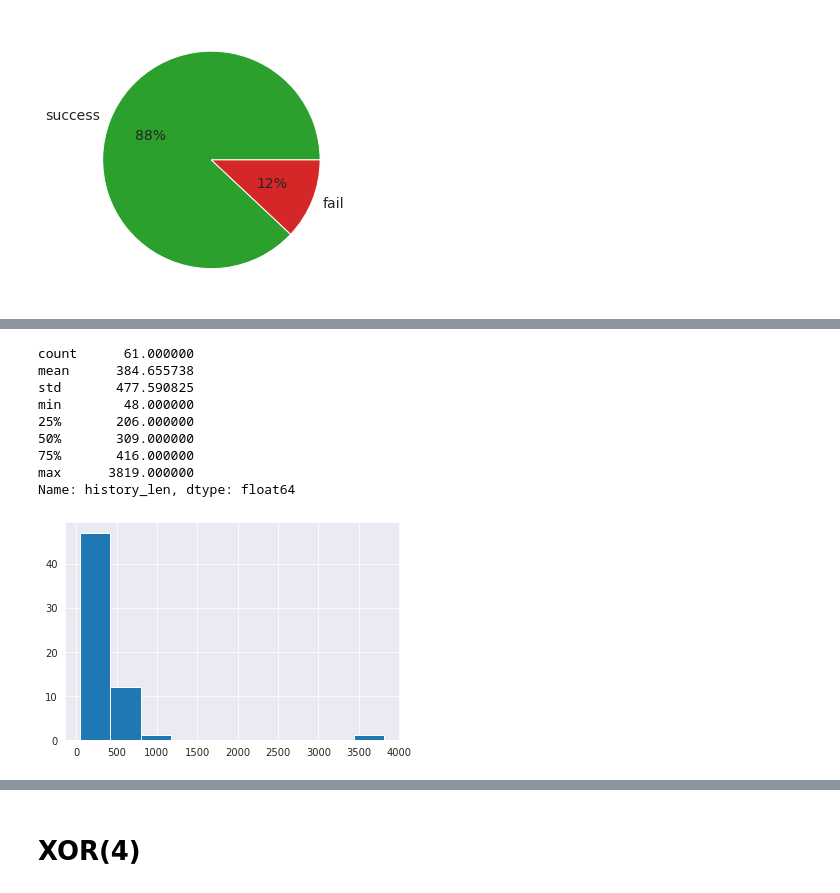
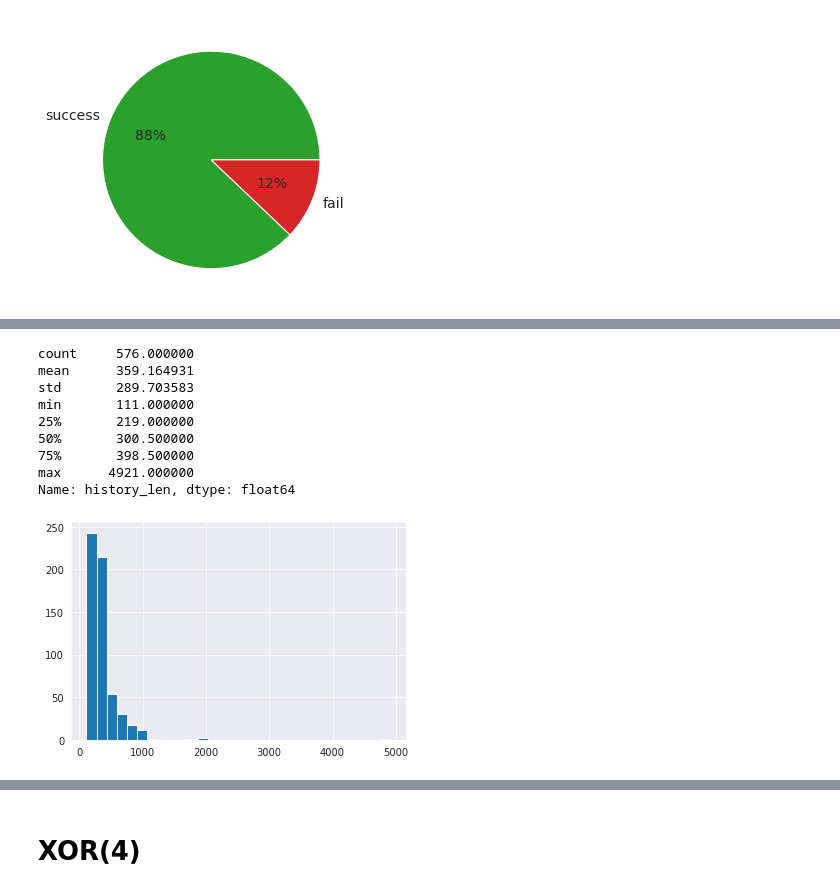
Before and after one commit to skolpin/neuro-boolean-research, a Jupyter notebook: incremental_synthesis.ipynb, the cells around one changed output, grey strips where cells are left out. Saved outputs shown, nothing was run; the diff lists cells and outputs as text; code cells hidden in the pictures.

```diff
--- a/incremental_synthesis.ipynb
+++ b/incremental_synthesis.ipynb
@@ -339,11 +345,12 @@ Success!
 # %%
 %%time
-set_random_seed(42)
+# set_random_seed(42)
 history_dict = {}
+neurons = [neuron_1, neuron_2]
 
-for i in tqdm(range(100)):
+for i in tqdm(range(1000)):
 
-    big_model = BigModel([neuron_1, neuron_2]).to(device)
+    big_model = BigModel(neurons).to(device)
 
     history = train(big_model, X, y, device=device, epochs=5000, verbose=False)
 
@@ -425,0 +437,7 @@ run_df[run_df['success']]['history_len'].hist();
+# %%
+set_random_seed(42)
+neurons = [Neuron(n_inputs=2) for _ in range(2)]
+mlp = BigModel(neurons).to(device)
+
+h_mlp = train(mlp, X, y, device=device, epochs=5000)
+plot_loss(h_mlp)
@@ -429,20 +455,12 @@ run_df[run_df['success']]['history_len'].hist();
 %%time
 set_random_seed(42)
 history_dict = {}
+neurons = [Neuron(n_inputs=2) for _ in range(2)]
 
-for i in tqdm(range(100)):
+for i in tqdm(range(1000)):
 
-    mlp = nn.Sequential(
-        nn.Linear(n,2),
-        nn.Sigmoid(),
-        nn.Linear(2,1),
-        nn.Sigmoid()
-    ).to(device)
-
-    nn.init.xavier_normal_(mlp[0].weight, 1.0)
-    nn.init.zeros_(mlp[0].bias)
-    nn.init.xavier_normal_(mlp[2].weight, 1.0)
-    nn.init.zeros_(mlp[2].bias)
+    # neurons = [Neuron(n_inputs=2) for _ in range(2)]
+    mlp = BigModel(neurons).to(device)
 
     history = train(mlp, X, y, device=device, epochs=5000, verbose=False)
 
@@ -461,6 +479,6 @@ Wall time: 2min 11s
 # %%
-run_df = pd.DataFrame(history_dict).T.astype(dict(zip(history_dict[1].keys(), ['object', 'int', 'bool'])))
-counter = run_df['success'].value_counts().to_dict()
-run_df
+run_mlp = pd.DataFrame(history_dict).T.astype(dict(zip(history_dict[1].keys(), ['object', 'int', 'bool'])))
+counter = run_mlp['success'].value_counts().to_dict()
+run_mlp
 # %% [output]
 |  | history_loss | history_len | success |
@@ -508,19 +526,19 @@ plt.show()
 # %%
-stat_mlp = run_df[run_df['success']]['history_len'].describe()
+stat_mlp = run_mlp[run_mlp['success']]['history_len'].describe()
 stat_mlp
 # %% [output]
-count      61.000000
-mean      384.655738
-std       477.590825
-min        48.000000
-25%       206.000000
-50%       309.000000
-75%       416.000000
-max      3819.000000
+count     576.000000
+mean      359.164931
+std       289.703583
+min       111.000000
+25%       219.000000
+50%       300.500000
+75%       398.500000
+max      4921.000000
 Name: history_len, dtype: float64
 # %%
-run_df[run_df['success']]['history_len'].hist();
+run_mlp[run_mlp['success']]['history_len'].hist(bins=30);
 # %% [output]
-[figure, old version]
+[figure, new version]
 # %%
 stat = pd.DataFrame(data={'big_model':stat_big, 'mlp':stat_mlp},
```
Also changed, not shown: parts of 28 cells of this notebook.
